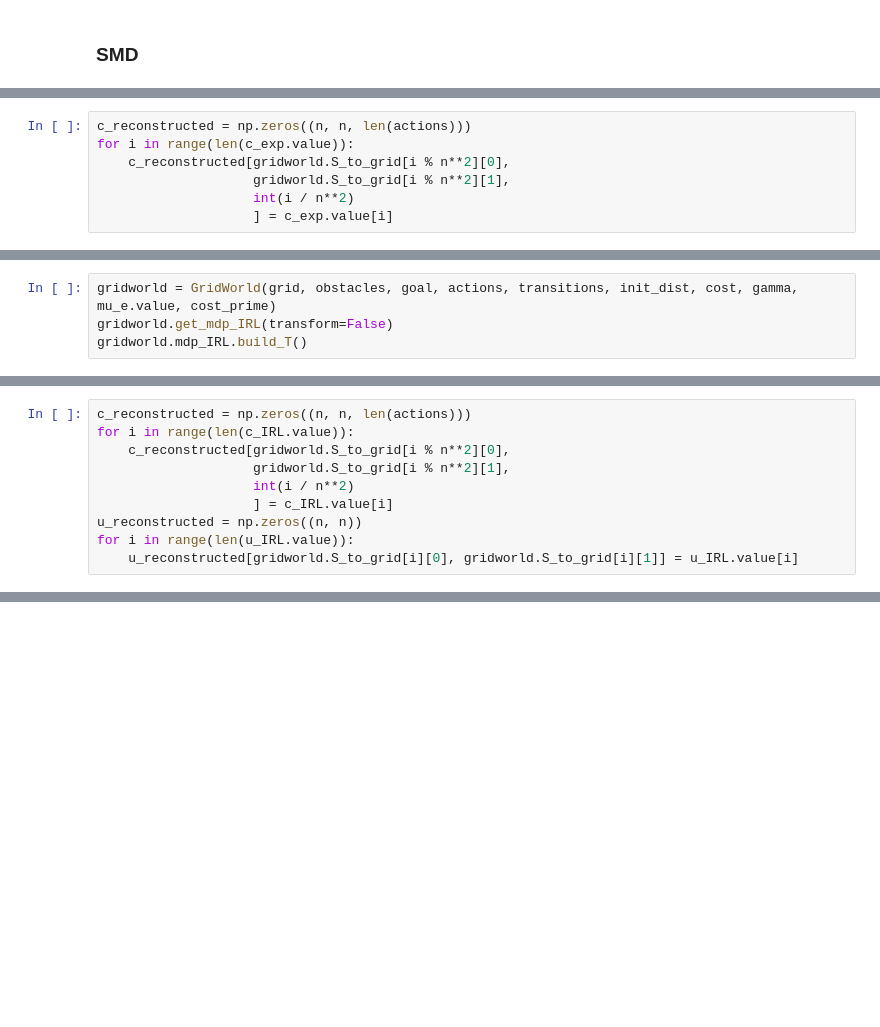
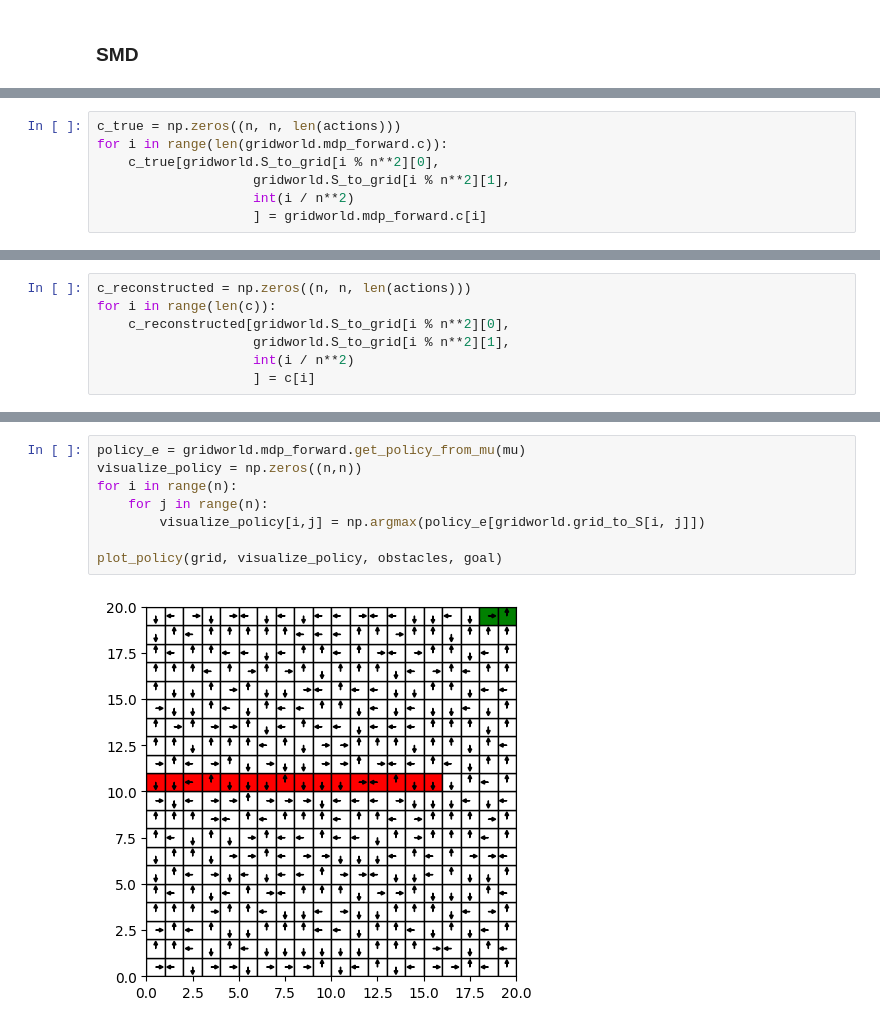
Before and after one commit to EstebanLeiva/apprenticeshiplearning, a Jupyter notebook: scripts/gridworld.ipynb, the cells around one changed output, grey strips where cells are left out. Saved outputs shown, nothing was run; the diff lists cells and outputs as text; blank space fills up the shorter version.

```diff
--- a/scripts/gridworld.ipynb
+++ b/scripts/gridworld.ipynb
@@ -245,0 +289,7 @@ prob, c_exp2, u_exp2 = solver.solve_constraint(np.linalg.norm(gridworld.c_hat))
+# %%
+c_true = np.zeros((n, n, len(actions)))
+for i in range(len(gridworld.mdp_forward.c)):
+    c_true[gridworld.S_to_grid[i % n**2][0],
+                    gridworld.S_to_grid[i % n**2][1],
+                    int(i / n**2)
+                    ] = gridworld.mdp_forward.c[i]
@@ -246,10 +314,10 @@ prob, c_exp2, u_exp2 = solver.solve_constraint(np.linalg.norm(gridworld.c_hat))
 # %%
 c_reconstructed = np.zeros((n, n, len(actions)))
-for i in range(len(c_exp.value)):
+for i in range(len(c)):
     c_reconstructed[gridworld.S_to_grid[i % n**2][0],
                     gridworld.S_to_grid[i % n**2][1],
                     int(i / n**2)
-                    ] = c_exp.value[i]
+                    ] = c[i]
 # %%
 print("UP")
 plot_cost_function(c_reconstructed[:, :, 0])
@@ -281,4 +338,0 @@ print("|| u_exp - u_true || = ", np.linalg.norm(u_exp.value - u_true))
-# %%
-gridworld = GridWorld(grid, obstacles, goal, actions, transitions, init_dist, cost, gamma, mu_e.value, cost_prime)
-gridworld.get_mdp_IRL(transform=False)
-gridworld.mdp_IRL.build_T()
@@ -306,10 +338,0 @@ prob, c_IRL, u_IRL = solver.solve()
-# %%
-c_reconstructed = np.zeros((n, n, len(actions)))
-for i in range(len(c_IRL.value)):
-    c_reconstructed[gridworld.S_to_grid[i % n**2][0],
-                    gridworld.S_to_grid[i % n**2][1],
-                    int(i / n**2)
-                    ] = c_IRL.value[i]
-u_reconstructed = np.zeros((n, n))
-for i in range(len(u_IRL.value)):
-    u_reconstructed[gridworld.S_to_grid[i][0], gridworld.S_to_grid[i][1]] = u_IRL.value[i]
@@ -375,0 +339,10 @@ Modified app problem
+# %%
+policy_e = gridworld.mdp_forward.get_policy_from_mu(mu)
+visualize_policy = np.zeros((n,n))
+for i in range(n):
+    for j in range(n):
+        visualize_policy[i,j] = np.argmax(policy_e[gridworld.grid_to_S[i, j]])
+
+plot_policy(grid, visualize_policy, obstacles, goal)
+# %% [output]
+[figure, added]
```
Also changed, not shown: parts of 41 cells of this notebook, 5 other files.
